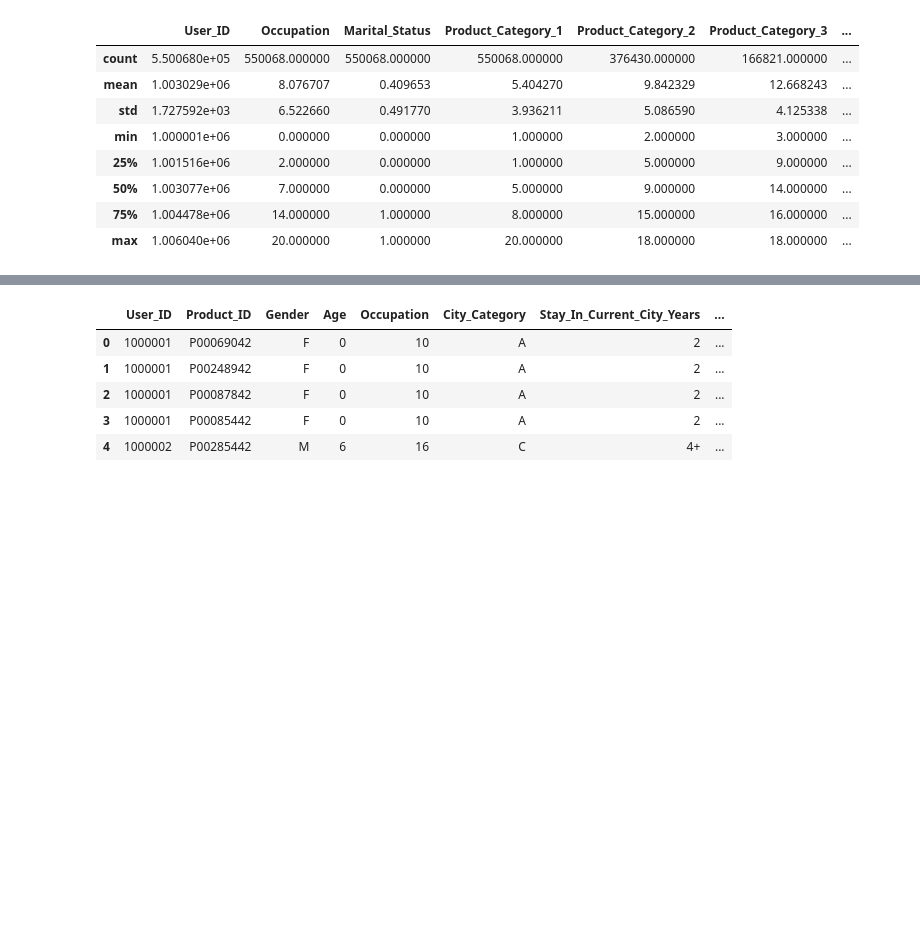
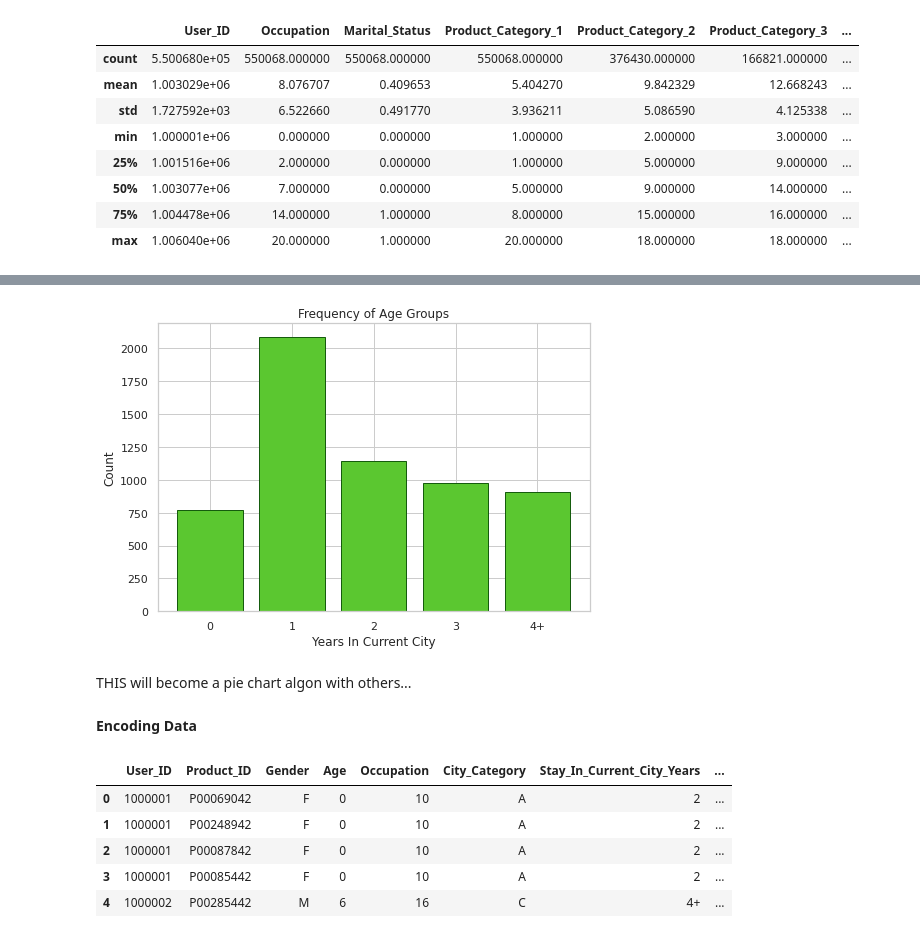
Before and after one commit to Blutronics/MultipleRegression, a Jupyter notebook: Black_Friday_Prediction.ipynb, the cells around one changed output, grey strips where cells are left out. Drawn from its saved outputs; the diff is of its cells as text; code cells hidden in the pictures; blank space fills up the shorter version.

```diff
--- a/Black_Friday_Prediction.ipynb
+++ b/Black_Friday_Prediction.ipynb
@@ -114,3 +146,20 @@ Name: Age, dtype: int64
+# %%
+yearInCityVal = [772,2086,1145,979,909]
+yearsInCityLabel = ['0','1','2','3','4+']
+# %%
+fig = plt.figure()
+ax = fig.add_axes([0,0,1,1])
+ax.bar(yearsInCityLabel, yearInCityVal, color=('#5BC730'),  edgecolor='#155C0D')
+plt.xlabel("Years In Current City")
+plt.ylabel("Count")
+plt.title("Frequency of Age Groups")
+plt.show()
+# %% [output]
+[figure, added]
+# %% [markdown]
+THIS will become a pie chart algon with others...
+# %% [markdown]
+**Encoding Data**
 # %%
 df.Age.replace({'0-17':0,'18-25':1,'26-35':2,'36-45':3,'46-50':4,'51-55':5,'55+':6},inplace=True)
 # %%
```
Also changed, not shown: parts of 9 cells of this notebook.
